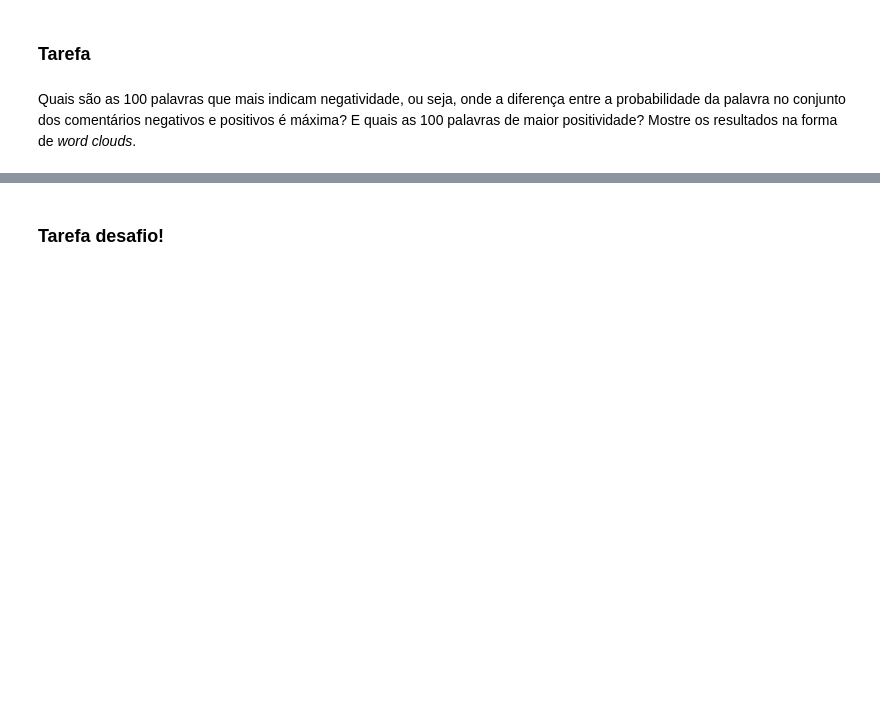
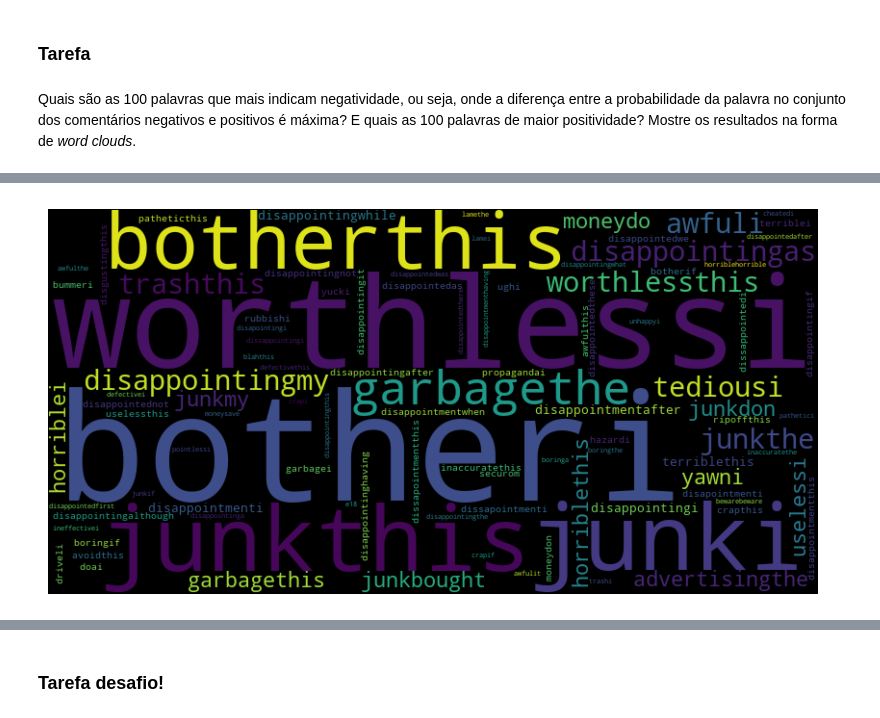
Before and after one commit to RicardoRibeiroRodrigues/SparkNayveBayes, a Jupyter notebook: projeto_spark.ipynb, the cells around one changed output, grey strips where cells are left out. Drawn from its saved outputs; the diff is of its cells as text; code cells hidden in the pictures; blank space fills up the shorter version.

```diff
--- a/projeto_spark.ipynb
+++ b/projeto_spark.ipynb
@@ -181,7 +218,7 @@ positivos = rdd.filter(lambda x: x[0] == 2)
 negativos = rdd.filter(lambda x: x[0] == 1)
 count_neg = palavra_count(negativos)
 count_pos = palavra_count(positivos)
-log_pos = log_count(count_pos)
-log_neg = log_count(count_neg)
+log_pos = log_count(count_pos, T)
+log_neg = log_count(count_neg, T)
 log_neg.take(4)
 # %% [output]
@@ -216,3 +258,8 @@ resultado_collected = full_out_join.collect()
 #### Tarefa
 # %% [markdown]
 Para uma dada string, determine se ela é um review positivo ou negativo usando os RDDs acima. Lembre-se de como funciona o classificador Naive-Bayes: http://stanford.edu/~jurafsky/slp3/slides/7_NB.pdf, consulte tambem suas notas de aula de Ciência dos Dados!
+# %%
+total = full_out_join.count()
+p_pos = math.log(log_pos.count() / total, 10)
+p_neg = math.log(log_neg.count() / total, 10)
+p_pos, p_neg
@@ -239,3 +295,17 @@ Agora que temos um classificador Naive-Bayes, vamos explorá-lo um pouco:
 ### Tarefa
 # %% [markdown]
 Quais são as 100 palavras que mais indicam negatividade, ou seja, onde a diferença entre a probabilidade da palavra no conjunto dos comentários negativos e positivos é máxima? E quais as 100 palavras de maior positividade? Mostre os resultados na forma de *word clouds*.
+# %%
+def conta_negatividade(x):
+    p_neg, p_pos = x[1]
+    if p_neg is None or p_pos is None:
+        return (x[0], 0)
+    return (x[0], p_neg - p_pos)
+# %%
+mais_neg = full_out_join \
+    .map(conta_negatividade) \
+    .takeOrdered(100, lambda x: -x[1])
+
+mais_pos = full_out_join \
+    .map(conta_negatividade) \
+    .takeOrdered(100, lambda x: x[1])
@@ -241,0 +327,13 @@ Quais são as 100 palavras que mais indicam negatividade, ou seja, onde a difere
+# %%
+from wordcloud import WordCloud
+import matplotlib.pyplot as plt
+
+wordcloud_neg = WordCloud(width=800, height=400)
+wordcloud_neg.generate_from_frequencies(dict(mais_neg))
+
+plt.figure(figsize=(10, 5))
+plt.imshow(wordcloud_neg, interpolation='bilinear')
+plt.axis('off')
+plt.show()
+# %% [output]
+[figure, added]
```
Also changed, not shown: parts of 16 cells of this notebook.
